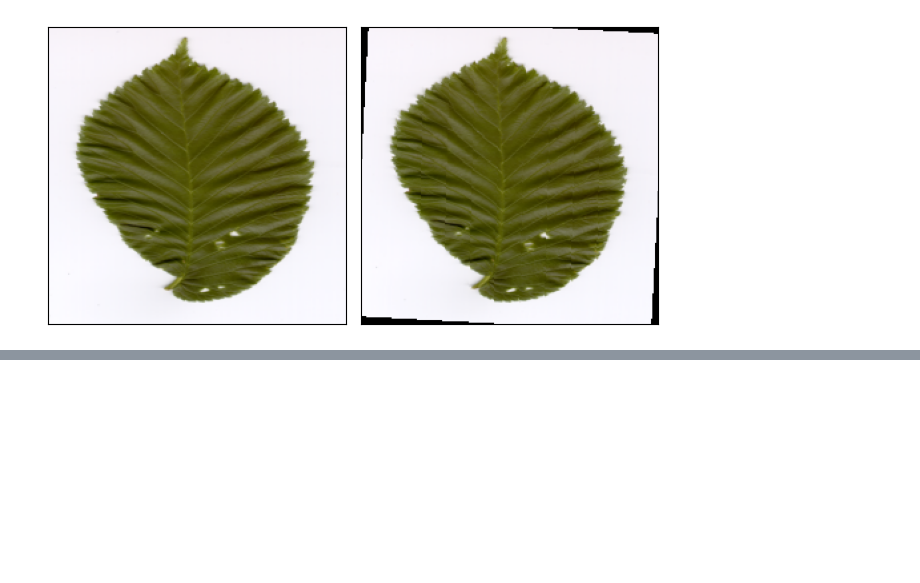
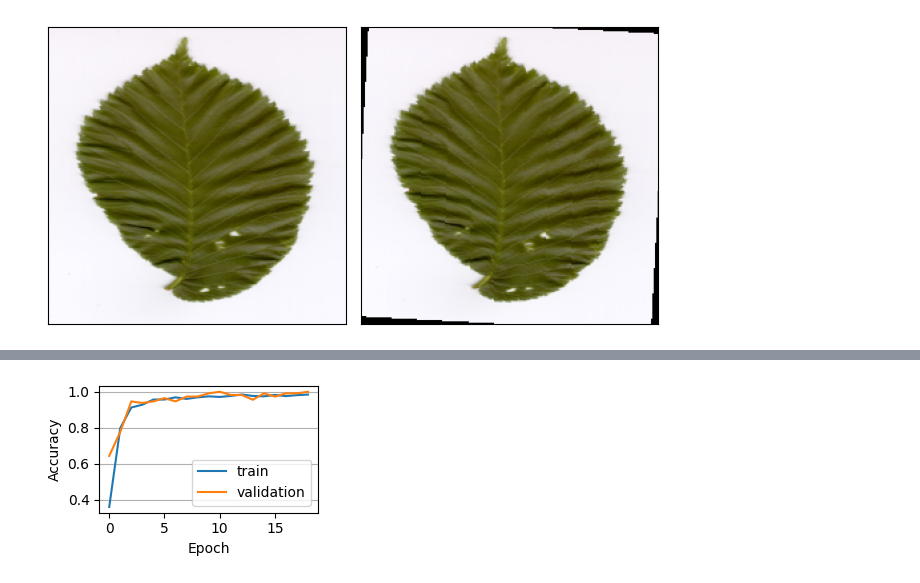
Before and after one commit to AbdoulayeDiop/plant-classification-with-pretrained-ResNet50, a Jupyter notebook: plant_classification.ipynb, the cells around one changed output, grey strips where cells are left out. Saved outputs shown, nothing was run; the diff lists cells and outputs as text; code cells hidden in the pictures; blank space fills up the shorter version.

```diff
--- a/plant_classification.ipynb
+++ b/plant_classification.ipynb
@@ -174,7 +174,9 @@ def finetune(model, epochs, train_dataloader, optimizer, loss_function, val_data
 
     if epoch >= 2 and history["loss"]["train"][-1] >= history["loss"]["train"][-2]:
       epochs_without_imp += 1
-    if epochs_without_imp > max_epochs_without_imp:
+    else:
+      epochs_without_imp = 0
+    if epochs_without_imp >= max_epochs_without_imp:
       break
 
   return model, history
@@ -205,5 +207,5 @@ lr, weight_decay, epochs = 1e-3, 1e-3, 30
 model = get_resnet50().to(device)
 optimizer = torch.optim.Adam(model.fc.parameters(), lr=lr, weight_decay=weight_decay)
 loss_function = torch.nn.CrossEntropyLoss()
-finetune(model, epochs, train_dataloader, optimizer, loss_function, val_dataloader=val_dataloader)
+model, history = finetune(model, epochs, train_dataloader, optimizer, loss_function, val_dataloader=val_dataloader)
 # %% [output]
@@ -211,0 +231,12 @@ Epoch 2/30      -       train loss: 1.88, train acc: 0.82       -
+# %%
+plt.figure(figsize=(3, 2))
+plt.plot(history["accuracy"]["train"], label="train")
+plt.plot(history["accuracy"]["val"], label="validation")
+plt.xlabel("Epoch")
+plt.ylabel("Accuracy")
+plt.grid(axis="y")
+plt.legend()
+plt.tight_layout()
+plt.show()
+# %% [output]
+[figure, added]
```
Also changed, not shown: parts of 1 cell of this notebook.
